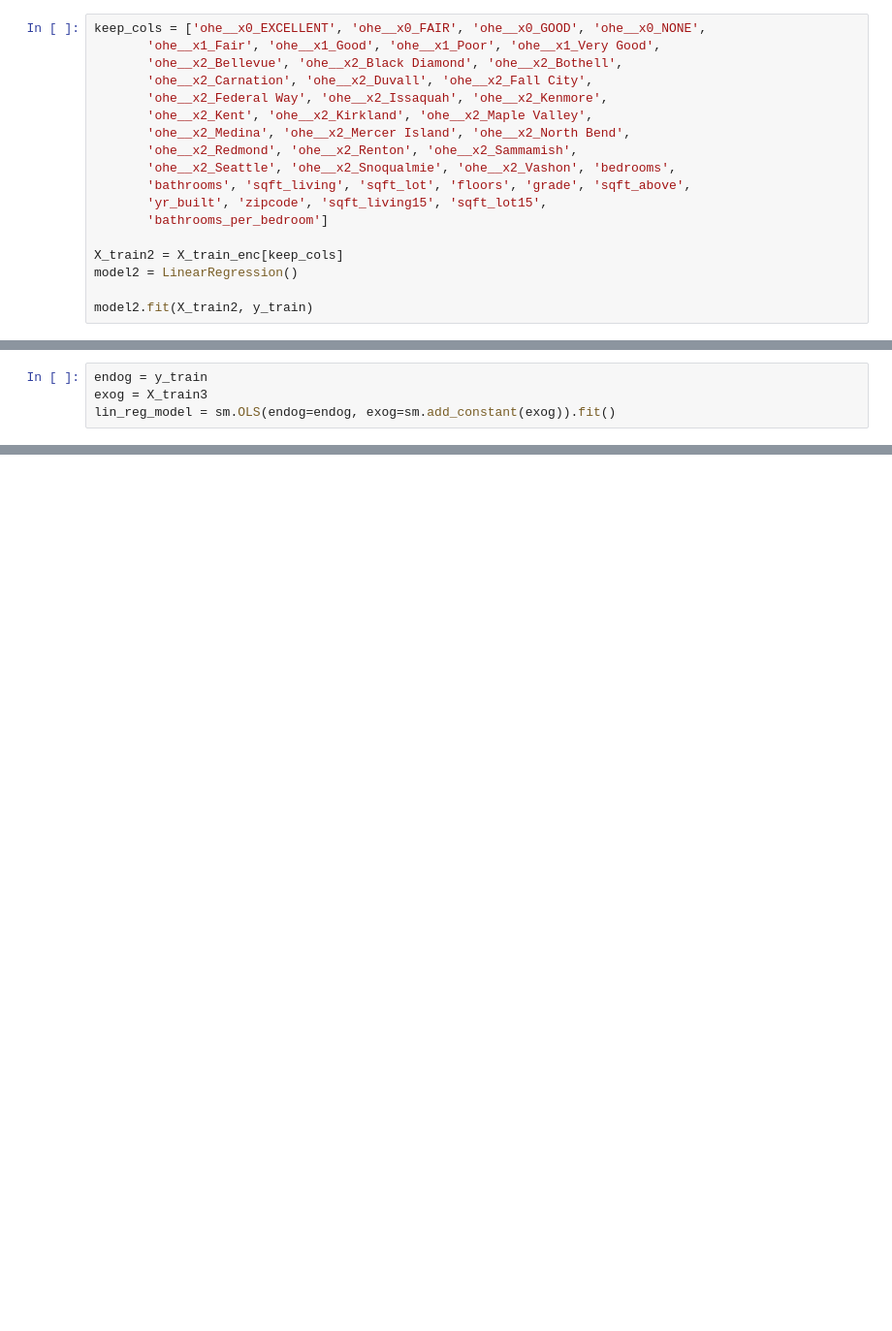
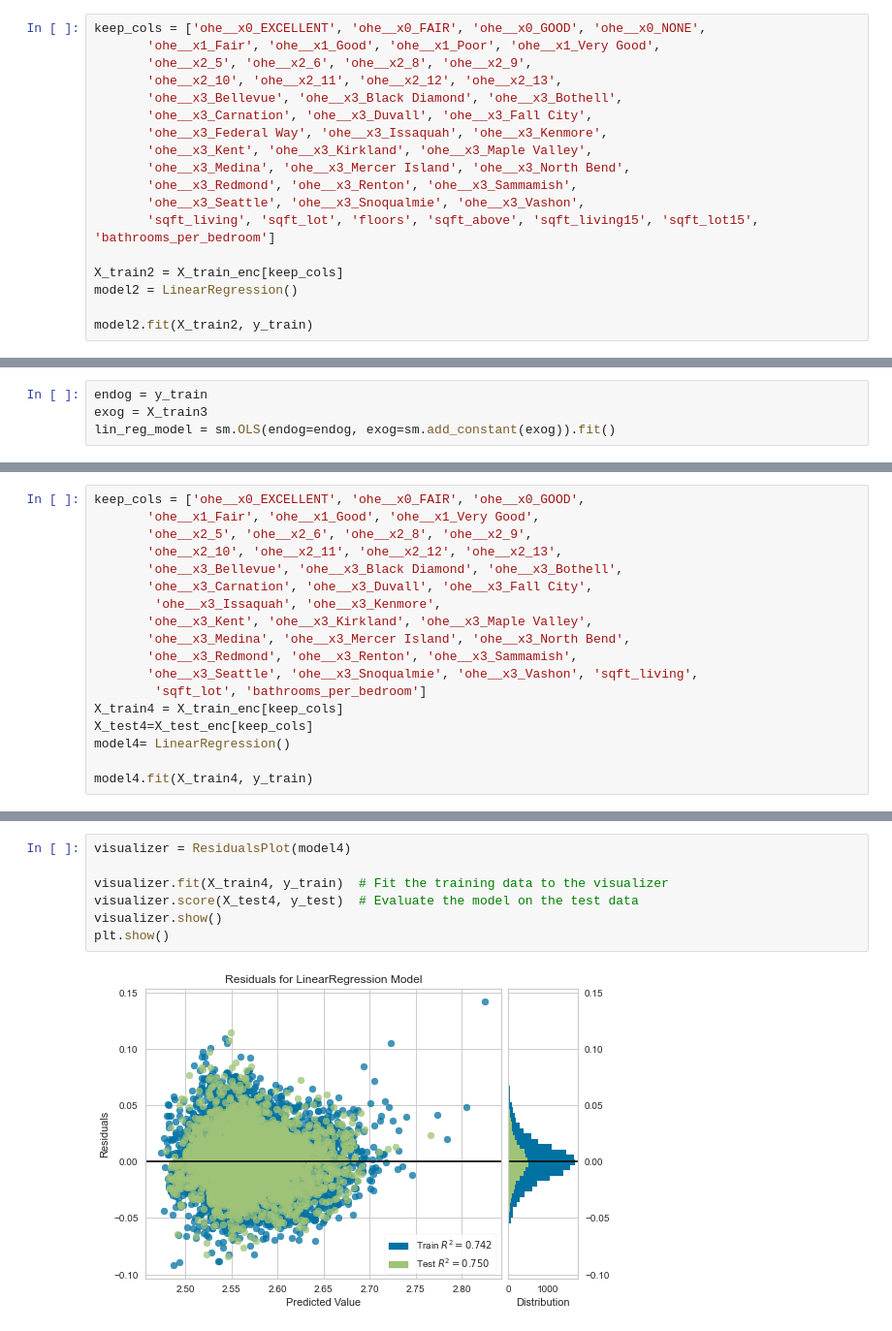
Before and after one commit to aliceagrawal/King-County-House-Sales, a Jupyter notebook: Model Building.ipynb, the cells around one changed output, grey strips where cells are left out. Shown: that part at 97% size. Saved outputs shown, nothing was run; the diff lists cells and outputs as text; blank space fills up the shorter version.

Commit message:
final modelling notebook made

```diff
--- a/Model Building.ipynb
+++ b/Model Building.ipynb
@@ -329,16 +390,16 @@ X_train_enc.columns
 # %%
 keep_cols = ['ohe__x0_EXCELLENT', 'ohe__x0_FAIR', 'ohe__x0_GOOD', 'ohe__x0_NONE',
        'ohe__x1_Fair', 'ohe__x1_Good', 'ohe__x1_Poor', 'ohe__x1_Very Good',
-       'ohe__x2_Bellevue', 'ohe__x2_Black Diamond', 'ohe__x2_Bothell',
-       'ohe__x2_Carnation', 'ohe__x2_Duvall', 'ohe__x2_Fall City',
-       'ohe__x2_Federal Way', 'ohe__x2_Issaquah', 'ohe__x2_Kenmore',
-       'ohe__x2_Kent', 'ohe__x2_Kirkland', 'ohe__x2_Maple Valley',
-       'ohe__x2_Medina', 'ohe__x2_Mercer Island', 'ohe__x2_North Bend',
-       'ohe__x2_Redmond', 'ohe__x2_Renton', 'ohe__x2_Sammamish',
-       'ohe__x2_Seattle', 'ohe__x2_Snoqualmie', 'ohe__x2_Vashon', 'bedrooms',
-       'bathrooms', 'sqft_living', 'sqft_lot', 'floors', 'grade', 'sqft_above',
-       'yr_built', 'zipcode', 'sqft_living15', 'sqft_lot15',
-       'bathrooms_per_bedroom']
+       'ohe__x2_5', 'ohe__x2_6', 'ohe__x2_8', 'ohe__x2_9',
+       'ohe__x2_10', 'ohe__x2_11', 'ohe__x2_12', 'ohe__x2_13',
+       'ohe__x3_Bellevue', 'ohe__x3_Black Diamond', 'ohe__x3_Bothell',
+       'ohe__x3_Carnation', 'ohe__x3_Duvall', 'ohe__x3_Fall City',
+       'ohe__x3_Federal Way', 'ohe__x3_Issaquah', 'ohe__x3_Kenmore',
+       'ohe__x3_Kent', 'ohe__x3_Kirkland', 'ohe__x3_Maple Valley',
+       'ohe__x3_Medina', 'ohe__x3_Mercer Island', 'ohe__x3_North Bend',
+       'ohe__x3_Redmond', 'ohe__x3_Renton', 'ohe__x3_Sammamish',
+       'ohe__x3_Seattle', 'ohe__x3_Snoqualmie', 'ohe__x3_Vashon',
+       'sqft_living', 'sqft_lot', 'floors', 'sqft_above', 'sqft_living15', 'sqft_lot15', 'bathrooms_per_bedroom']
 
 X_train2 = X_train_enc[keep_cols]
 model2 = LinearRegression()
@@ -468,0 +609,18 @@ lin_reg_model.summary()
+# %%
+keep_cols = ['ohe__x0_EXCELLENT', 'ohe__x0_FAIR', 'ohe__x0_GOOD',
+       'ohe__x1_Fair', 'ohe__x1_Good', 'ohe__x1_Very Good',
+       'ohe__x2_5', 'ohe__x2_6', 'ohe__x2_8', 'ohe__x2_9',
+       'ohe__x2_10', 'ohe__x2_11', 'ohe__x2_12', 'ohe__x2_13',
+       'ohe__x3_Bellevue', 'ohe__x3_Black Diamond', 'ohe__x3_Bothell',
+       'ohe__x3_Carnation', 'ohe__x3_Duvall', 'ohe__x3_Fall City',
+        'ohe__x3_Issaquah', 'ohe__x3_Kenmore',
+       'ohe__x3_Kent', 'ohe__x3_Kirkland', 'ohe__x3_Maple Valley',
+       'ohe__x3_Medina', 'ohe__x3_Mercer Island', 'ohe__x3_North Bend',
+       'ohe__x3_Redmond', 'ohe__x3_Renton', 'ohe__x3_Sammamish',
+       'ohe__x3_Seattle', 'ohe__x3_Snoqualmie', 'ohe__x3_Vashon', 'sqft_living',
+        'sqft_lot', 'bathrooms_per_bedroom']
+X_train4 = X_train_enc[keep_cols]
+X_test4=X_test_enc[keep_cols]
+model4= LinearRegression()
+
+model4.fit(X_train4, y_train)
@@ -468,0 +670,9 @@ lin_reg_model.summary()
+# %%
+visualizer = ResidualsPlot(model4)
+
+visualizer.fit(X_train4, y_train)  # Fit the training data to the visualizer
+visualizer.score(X_test4, y_test)  # Evaluate the model on the test data
+visualizer.show()
+plt.show()
+# %% [output]
+[figure, added]
```
Also changed, not shown: parts of 87 cells of this notebook, 2 other files.
